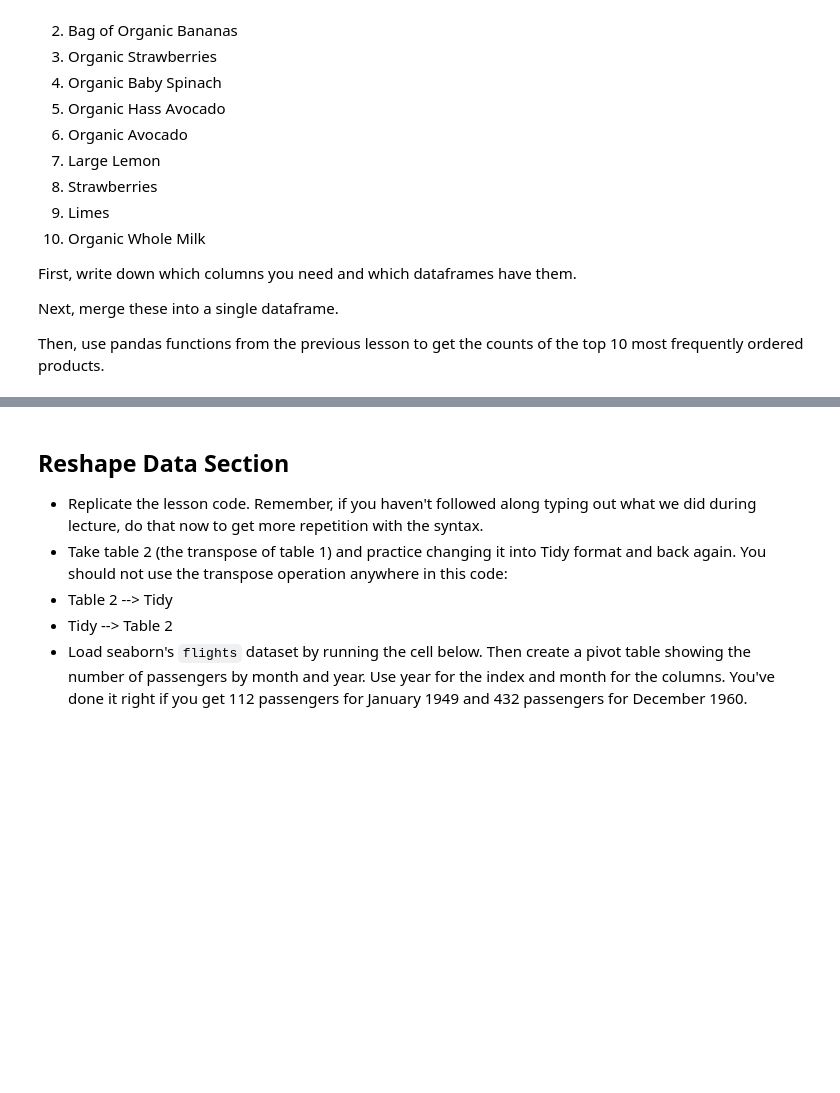
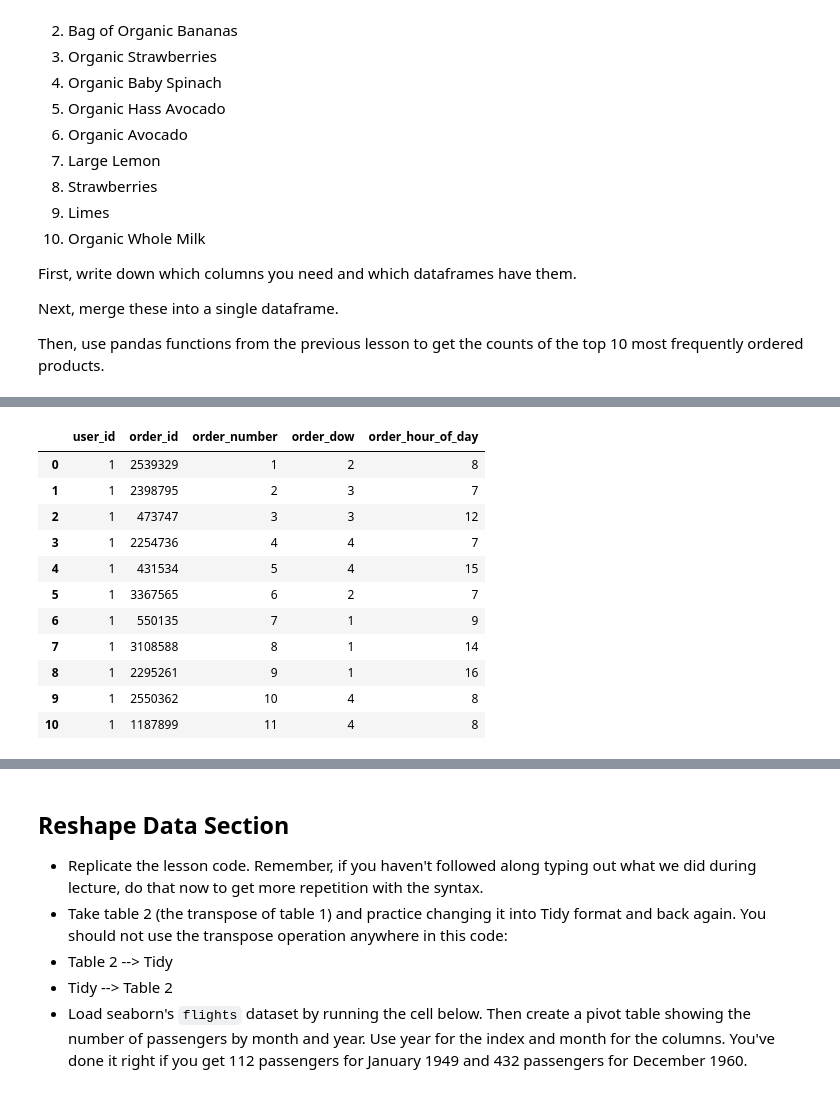
Before and after one commit to marianvinas/DS-Unit-1-Sprint-1-Data-Wrangling-and-Storytelling-1, a Jupyter notebook: module3-join-and-reshape-data/LS_DS_113_Join_and_Reshape_Data_Assignment.ipynb, the cells around one changed output, grey strips where cells are left out. Cells and saved outputs as stored; diff of their text form; code cells hidden in the pictures; blank space fills up the shorter version.

```diff
--- a/module3-join-and-reshape-data/LS_DS_113_Join_and_Reshape_Data_Assignment.ipynb
+++ b/module3-join-and-reshape-data/LS_DS_113_Join_and_Reshape_Data_Assignment.ipynb
@@ -102,0 +129,3 @@ import seaborn as sns
+# %%
+orders = pd.read_csv('orders.csv')
+orders.head(3)
@@ -102,0 +144,6 @@ import seaborn as sns
+# %%
+cols=['user_id', 'order_id', 'order_number', 'order_dow', 'order_hour_of_day']
+orders=orders[cols]
+# %%
+condition = (orders['user_id']==1)
+condition
@@ -102,0 +163,15 @@ import seaborn as sns
+# %%
+orders[condition]
+# %% [output]
+|  | user_id | order_id | order_number | order_dow | order_hour_of_day |
+| 0 | 1 | 2539329 | 1 | 2 | 8 |
+| 1 | 1 | 2398795 | 2 | 3 | 7 |
+| 2 | 1 | 473747 | 3 | 3 | 12 |
+| 3 | 1 | 2254736 | 4 | 4 | 7 |
+| 4 | 1 | 431534 | 5 | 4 | 15 |
+| 5 | 1 | 3367565 | 6 | 2 | 7 |
+| 6 | 1 | 550135 | 7 | 1 | 9 |
+| 7 | 1 | 3108588 | 8 | 1 | 14 |
+| 8 | 1 | 2295261 | 9 | 1 | 16 |
+| 9 | 1 | 2550362 | 10 | 4 | 8 |
+| 10 | 1 | 1187899 | 11 | 4 | 8 |
```
Also changed, not shown: parts of 9 cells of this notebook.
